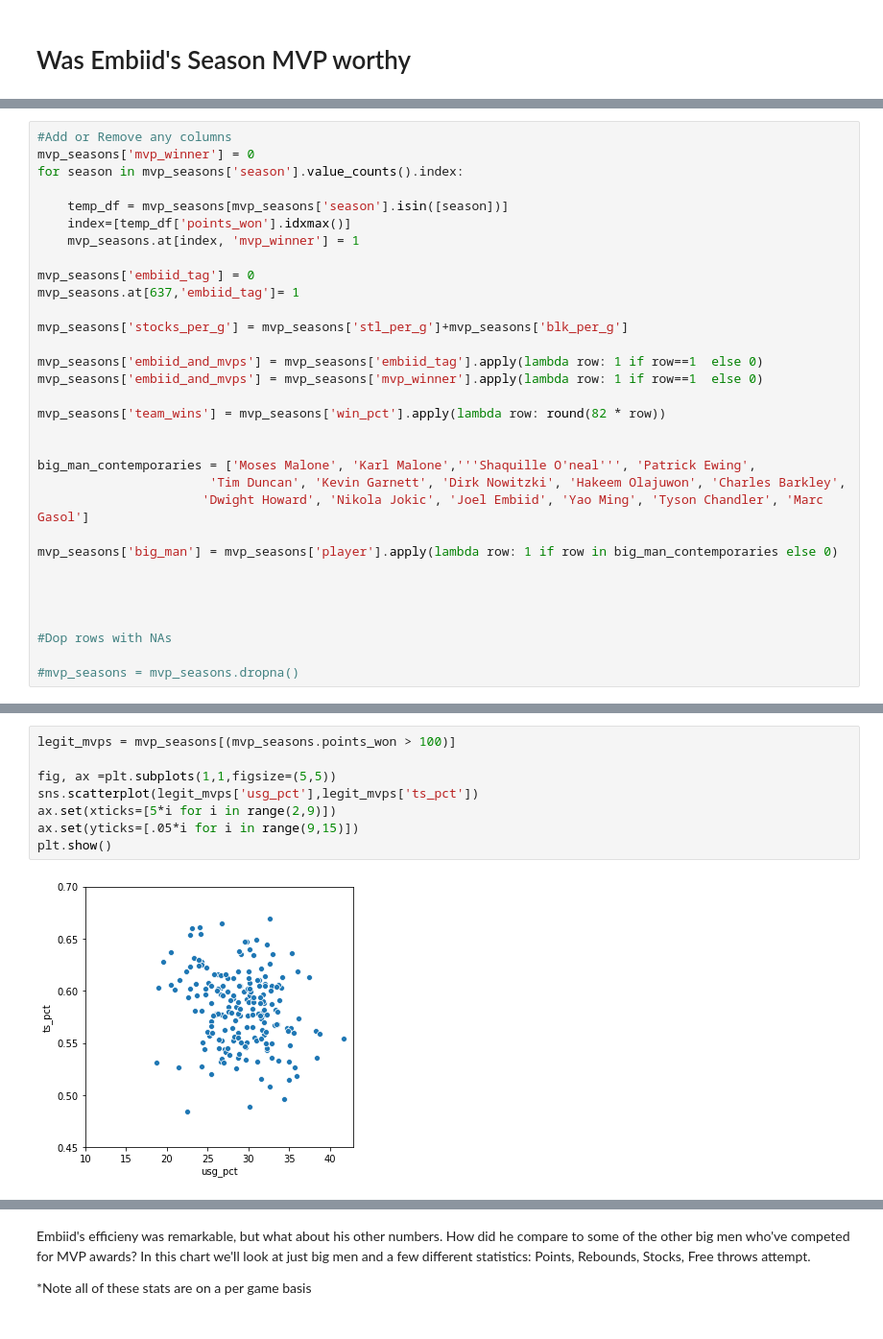
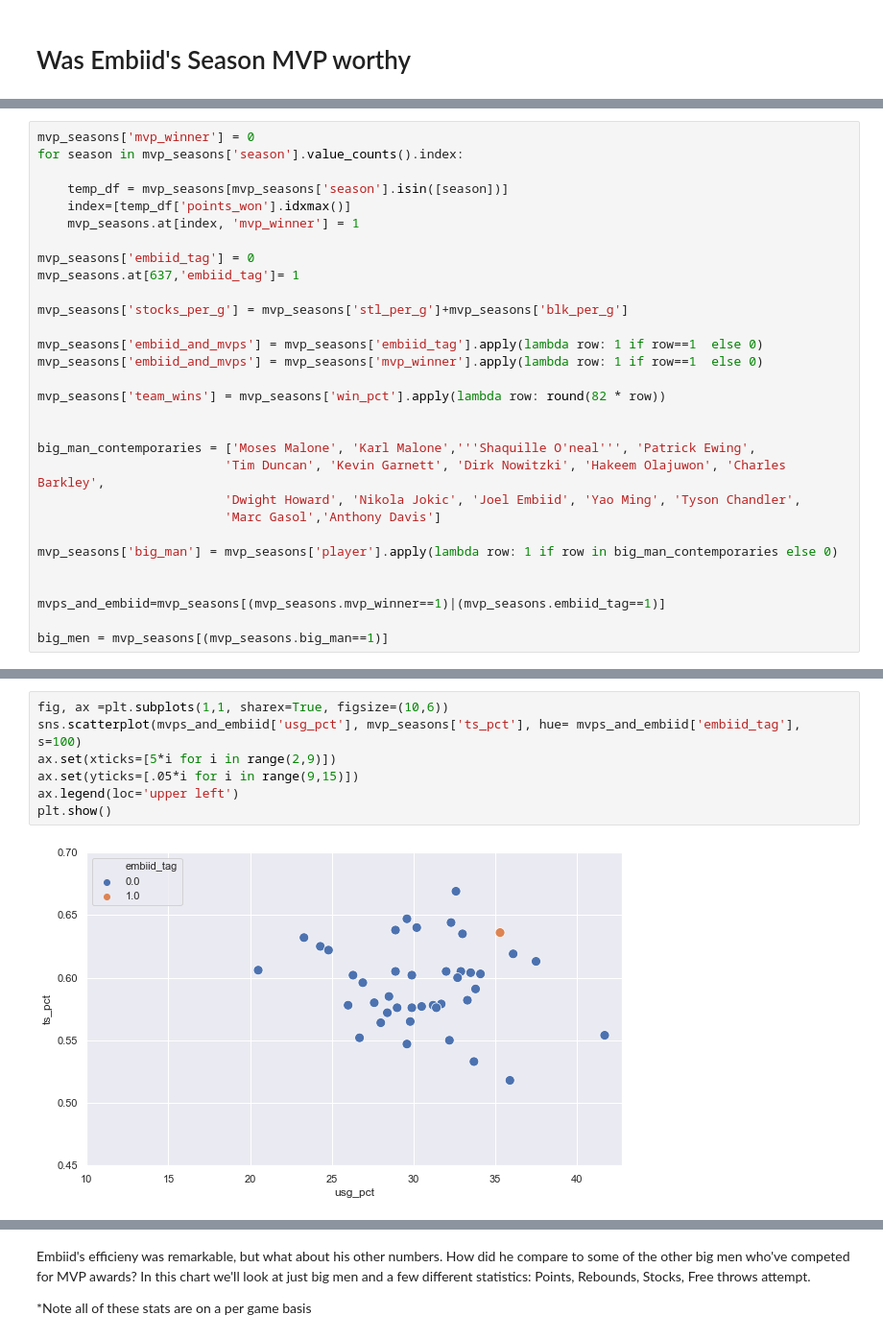
Before and after one commit to mhartz25/sixers_2021_playoffs, a Jupyter notebook: analysis.ipynb, the cells around one changed output, grey strips where cells are left out. Shown: that part at 96% size. Drawn from its saved outputs; the diff is of its cells as text.

```diff
--- a/analysis.ipynb
+++ b/analysis.ipynb
@@ -51,5 +63,4 @@ mvp_seasons = pd.read_excel('data/mvp_votings.xlsx')
 # %%
-#Add or Remove any columns
 mvp_seasons['mvp_winner'] = 0
 for season in mvp_seasons['season'].value_counts().index:
 
@@ -69,14 +80,13 @@ mvp_seasons['team_wins'] = mvp_seasons['win_pct'].apply(lambda row: round(82 * r
 
 
 big_man_contemporaries = ['Moses Malone', 'Karl Malone','''Shaquille O'neal''', 'Patrick Ewing',
-                       'Tim Duncan', 'Kevin Garnett', 'Dirk Nowitzki', 'Hakeem Olajuwon', 'Charles Barkley',
-                      'Dwight Howard', 'Nikola Jokic', 'Joel Embiid', 'Yao Ming', 'Tyson Chandler', 'Marc Gasol']
+                         'Tim Duncan', 'Kevin Garnett', 'Dirk Nowitzki', 'Hakeem Olajuwon', 'Charles Barkley',
+                         'Dwight Howard', 'Nikola Jokic', 'Joel Embiid', 'Yao Ming', 'Tyson Chandler',
+                         'Marc Gasol','Anthony Davis']
 
 mvp_seasons['big_man'] = mvp_seasons['player'].apply(lambda row: 1 if row in big_man_contemporaries else 0)
 
 
+mvps_and_embiid=mvp_seasons[(mvp_seasons.mvp_winner==1)|(mvp_seasons.embiid_tag==1)]
 
-
-#Dop rows with NAs
-
-#mvp_seasons = mvp_seasons.dropna()
+big_men = mvp_seasons[(mvp_seasons.big_man==1)]
@@ -105,10 +125,9 @@ I've included every player in this first chart to mask where Embiid ended up. Th
 # %%
-legit_mvps = mvp_seasons[(mvp_seasons.points_won > 100)]
-
-fig, ax =plt.subplots(1,1,figsize=(5,5))
-sns.scatterplot(legit_mvps['usg_pct'],legit_mvps['ts_pct'])
+fig, ax =plt.subplots(1,1, sharex=True, figsize=(10,6))
+sns.scatterplot(mvps_and_embiid['usg_pct'], mvp_seasons['ts_pct'], hue= mvps_and_embiid['embiid_tag'], s=100)
 ax.set(xticks=[5*i for i in range(2,9)])
 ax.set(yticks=[.05*i for i in range(9,15)])
+ax.legend(loc='upper left')
 plt.show()
 # %% [output]
-[figure, old version]
+[figure, new version]
```
Also changed, not shown: parts of 23 cells of this notebook.
